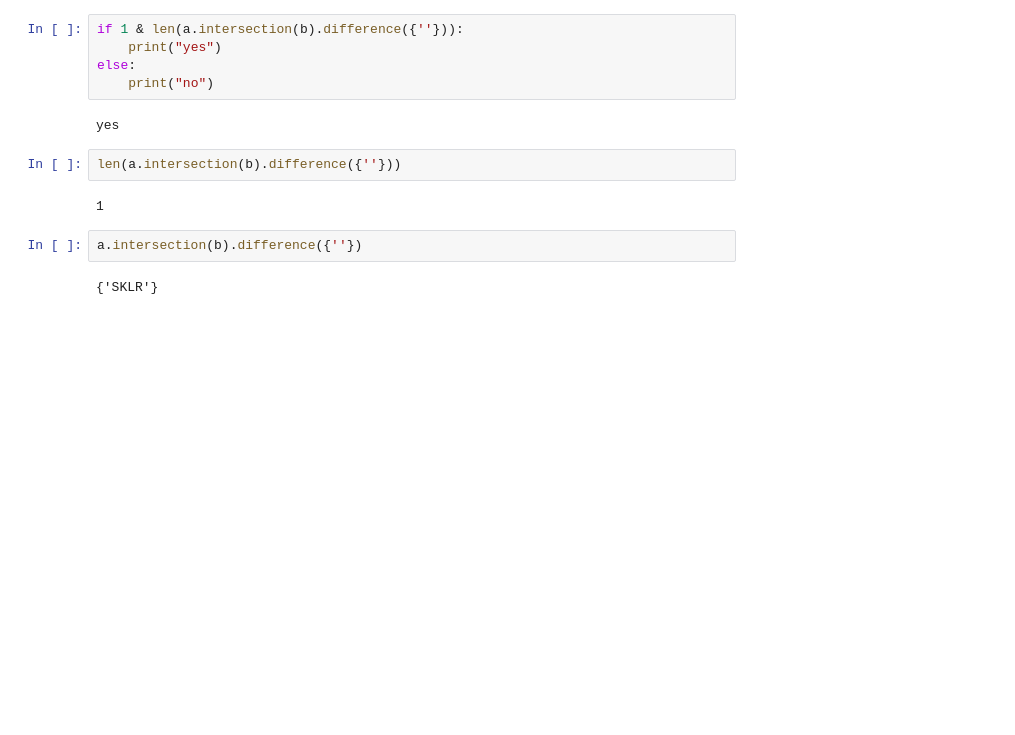
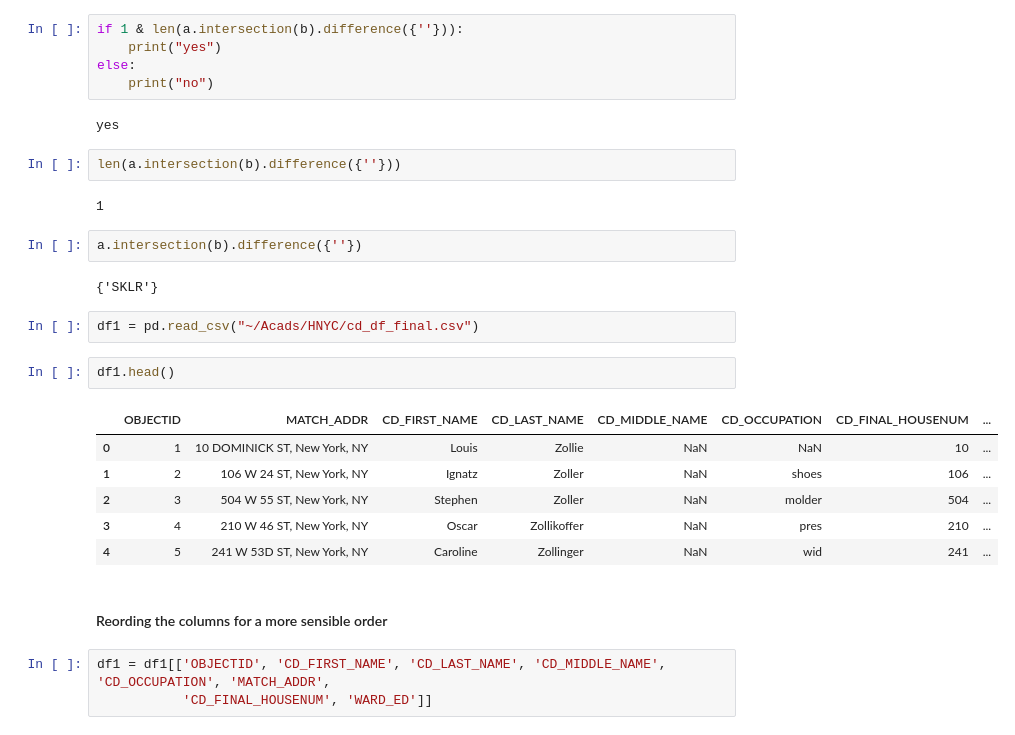
Before and after one commit to CenterForSpatialResearch/hnyc-spatial-linkage, a Jupyter notebook: hnyc_improved_queries.ipynb, the cells around one changed output. Saved outputs shown, nothing was run; the diff lists cells and outputs as text; blank space fills up the shorter version.

```diff
--- a/hnyc_improved_queries.ipynb
+++ b/hnyc_improved_queries.ipynb
@@ -255,3 +256,19 @@ len(a.intersection(b).difference({''}))
 a.intersection(b).difference({''})
 # %% [output]
 {'SKLR'}
+# %%
+df1 = pd.read_csv("~/Acads/HNYC/cd_df_final.csv")
+# %%
+df1.head()
+# %% [output]
+|  | OBJECTID | MATCH_ADDR | CD_FIRST_NAME | CD_LAST_NAME | CD_MIDDLE_NAME | CD_OCCUPATION | CD_FINAL_HOUSENUM | ... |
+| 0 | 1 | 10 DOMINICK ST, New York, NY | Louis | Zollie | NaN | NaN | 10 | ... |
+| 1 | 2 | 106 W 24 ST, New York, NY | Ignatz | Zoller | NaN | shoes | 106 | ... |
+| 2 | 3 | 504 W 55 ST, New York, NY | Stephen | Zoller | NaN | molder | 504 | ... |
+| 3 | 4 | 210 W 46 ST, New York, NY | Oscar | Zollikoffer | NaN | pres | 210 | ... |
+| 4 | 5 | 241 W 53D ST, New York, NY | Caroline | Zollinger | NaN | wid | 241 | ... |
+# %% [markdown]
+#### Reording the columns for a more sensible order
+# %%
+df1 = df1[['OBJECTID', 'CD_FIRST_NAME', 'CD_LAST_NAME', 'CD_MIDDLE_NAME', 'CD_OCCUPATION', 'MATCH_ADDR',
+           'CD_FINAL_HOUSENUM', 'WARD_ED']]
```
Also changed, not shown: parts of 33 cells of this notebook, 4 other files.
